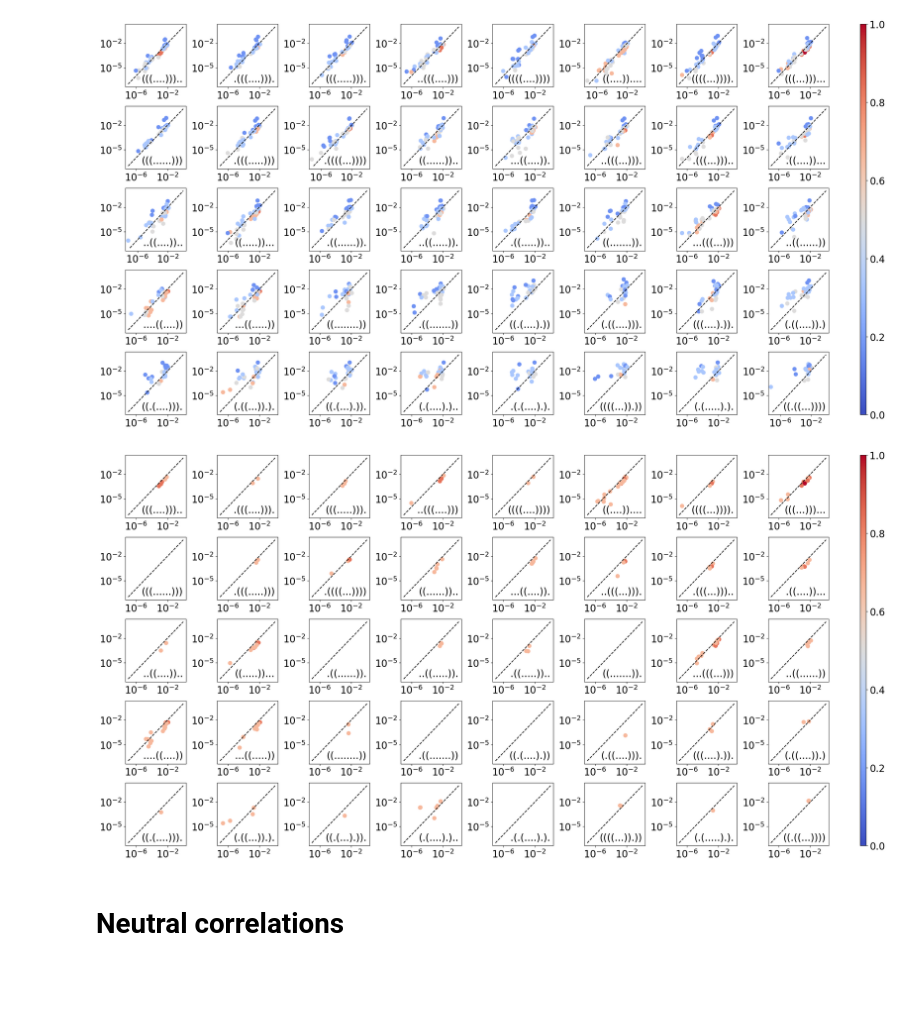
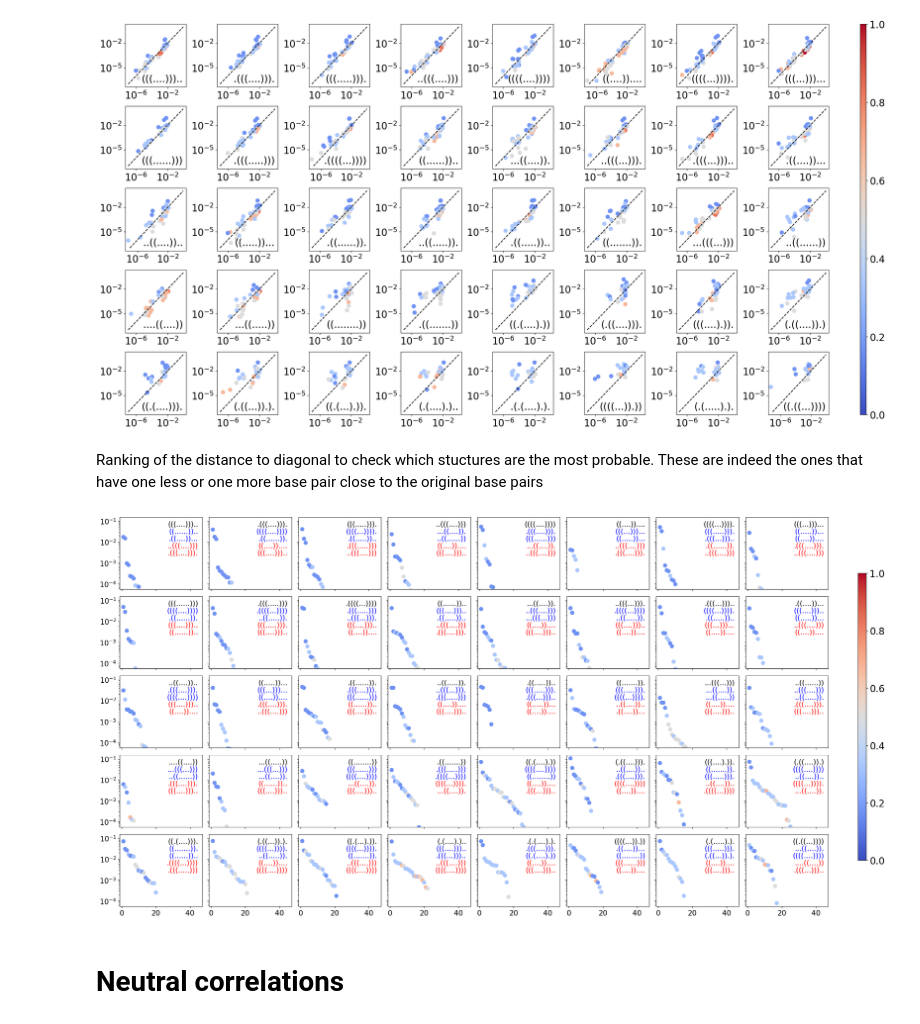
Before and after one commit to paulagrcg/phenodistance, a Jupyter notebook: plots/plotsnotebook.ipynb, the cells around one changed output. Drawn from its saved outputs; the diff is of its cells as text; code cells hidden in the pictures; blank space fills up the shorter version.

```diff
--- a/plots/plotsnotebook.ipynb
+++ b/plots/plotsnotebook.ipynb
@@ -158,6 +158,8 @@ plt.savefig("phipq.eps", bbox_inches='tight')
 plt.show()
 # %% [output]
 [figure]
+# %% [markdown]
+Ranking of the distance to diagonal to check which stuctures are the most probable. These are indeed the ones that have one less or one more base pair close to the original base pairs
 # %%
 import matplotlib.pyplot as plt
 import matplotlib.colors as mcolors
@@ -184,56 +186,68 @@ class MidpointNormalize(mcolors.Normalize):
         if is_scalar:
             result = result[0]
         return result
 
 # Create a grid layout with space for the colorbar
-fig = plt.figure(figsize=(24, 12))
-gs = GridSpec(5, 9, figure=fig, width_ratios=[1, 1, 1, 1, 1, 1, 1, 1, 0.1])
-
+fig, axs = plt.subplots(5, 8, figsize=(24, 12), sharex=True, sharey=True)
 plt.rcParams['axes.labelsize'] = 5
 plt.rcParams['axes.titlesize'] = 5
 cmap = plt.get_cmap('coolwarm')  # Get the colormap
 norm = MidpointNormalize(vmin=0, vmax=1, midpoint=0.5)  # Use custom normalization
 
-axs = [fig.add_subplot(gs[i, j]) for i in range(5) for j in range(8)]
-
-for i, ax in enumerate(axs):
+for i, ax in enumerate(axs.flatten()):
     if i < len(phipq):
         key = list(sort_neutralsets.keys())[i+1]
         qitems = phipq[key]
         listphipq = []
+        listfreq = []
+        distances = []
         listhamming = []
-        listfreq = []
+        phenos = []
 
         for q, phi in qitems.items():
             if q == '.'*L or q == key:  # Skip the neutral set and the del sequence
                 continue
-            hammingpq = hamming(key, q)
-            if hammingpq > 0.5:
-                listphipq.append(phi)
-                listhamming.append(hamming(key, q))
-                listfreq.append(neutralsets[q+'\n'] / K**L)
+            listphipq.append(phi)
+            listfreq.append(neutralsets[q+'\n'] / K**L)
+            listhamming.append(hamming(key, q))
+            # Calculate the distance from the point to the diagonal y = x
+            distance = (phi - (neutralsets[q+'\n'] / K**L)) / np.sqrt(2)
+            distances.append(distance)
+            phenos.append(q)
 
-        scatter = ax.scatter(listfreq, listphipq, s=60, c=listhamming, cmap=cmap, norm=norm, alpha=1)  # Use the colormap to determine the color
+        # Get the sorted indices of distances in descending order
+        sorted_indices = np.argsort(distances)[::-1]
 
-        ax.plot([1e-7, 1], [1e-7, 1], color='black', linestyle='--')
-        ax.set_xscale("log")
+        # Sort distances and listhamming based on the sorted indices
+        ranked_distances = np.array(distances)[sorted_indices]
+        sorted_listhamming = np.array(listhamming)[sorted_indices]
+        sorted_phenos = np.array(phenos)[sorted_indices]
+
+        # Plot the distance versus its ranking
+        scatter = ax.scatter(np.arange(1, len(ranked_distances)+1), ranked_distances, s=60, c=sorted_listhamming, cmap=cmap, norm=norm, alpha=1)
         ax.set_yscale('log')
-        ax.set_xticks([1e-6, 1e-2])
-        ax.text(0.95, 0.05, key, horizontalalignment='right', verticalalignment='bottom', transform=ax.transAxes, fontsize=20)
-        ax.tick_params(axis='both', which='major', labelsize=20)  # Set tick label size
+        ax.tick_params(axis='both', which='major', labelsize=15)
+        ax.text(0.95, 0.95, key, horizontalalignment='right', verticalalignment='top', transform=ax.transAxes, fontsize=15)
+        for j in range(1,3):
+            ax.text(0.95, 0.95-0.1*j, f"{sorted_phenos[j-1]}", horizontalalignment='right', verticalalignment='top', transform=ax.transAxes, fontsize=15, color = 'blue')
+        for k in range(1,3):
+            ax.text(0.95, 0.95-0.1*j-0.1*k, f"{sorted_phenos[-2:][k-1]}", horizontalalignment='right', verticalalignment='top', transform=ax.transAxes, fontsize=15, color = 'red')
+# Set common labels
+#fig.text(0.5, 0.04, 'Ranking', ha='center', fontsize=20)
+#fig.text(0.04, 0.5, 'Distance', va='center', rotation='vertical', fontsize=20)
 
 # Add a colorbar for the entire figure on the side
-cbar_ax = fig.add_subplot(gs[:, -1])  # Create an axis for the colorbar
+cbar_ax = fig.add_axes([0.93, 0.15, 0.01, 0.7])  # Move to the right and make thinner
 cbar = fig.colorbar(scatter, cax=cbar_ax, orientation='vertical')
 cbar.set_label('')
 cbar.ax.tick_params(labelsize=20)
 
-plt.tight_layout(rect=[0, 0, 0.95, 1])  # Adjust layout to make space for the colorbar
-plt.savefig("phipqlargeH.png", bbox_inches='tight')
-plt.savefig("phipqlargeH.eps", bbox_inches='tight')
+plt.tight_layout(rect=[0, 0, 0.9, 1])  # Adjust layout to make space for the colorbar
+plt.savefig("distance_ranking.png", bbox_inches='tight')
+plt.savefig("distance_ranking.eps", bbox_inches='tight')
 plt.show()
 # %% [output]
-[figure, old version]
+[figure, new version]
 # %% [markdown]
 # Neutral correlations
 # %%
```
Also changed, not shown: parts of 4 cells of this notebook, 11 other files.
